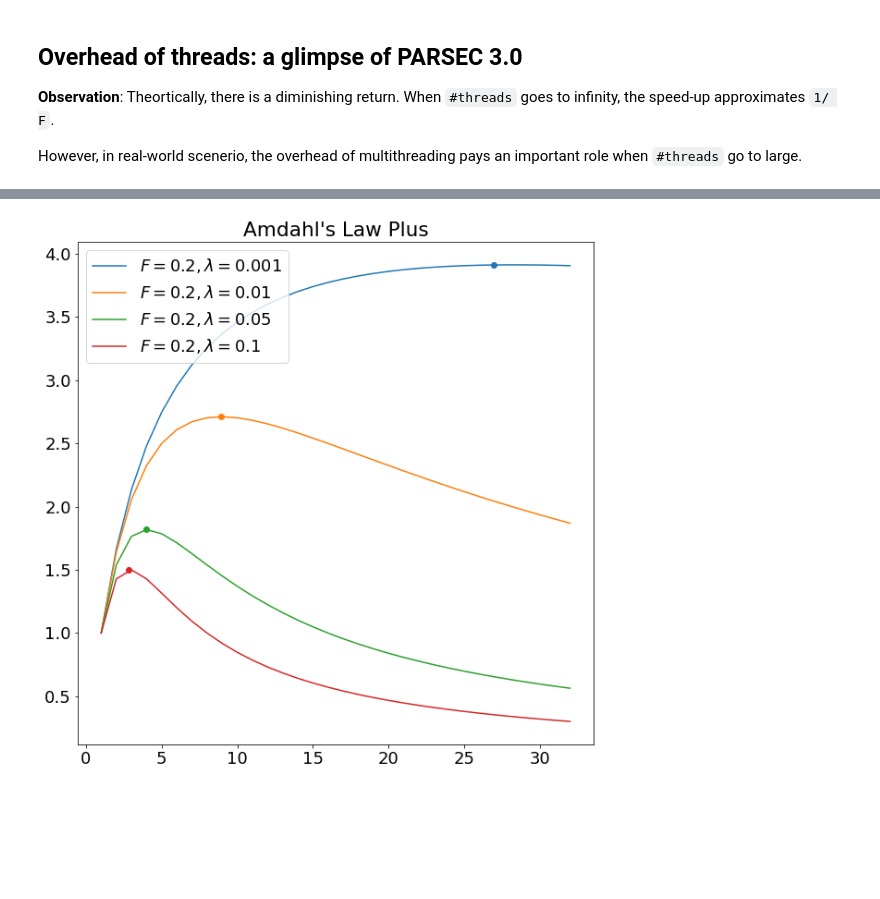
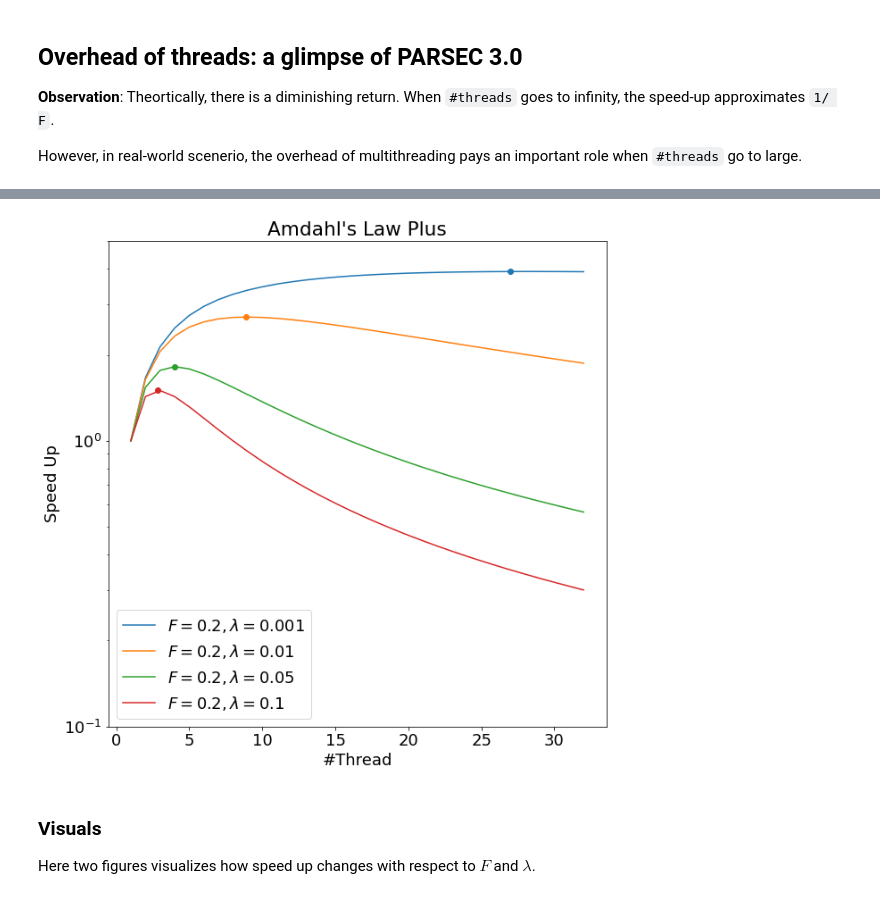
Before and after one commit to liubai01/Multicore-NYU-2021, a Jupyter notebook: Amdahl's law.ipynb, the cells around one changed output, grey strips where cells are left out. Cells and saved outputs as stored; diff of their text form; code cells hidden in the pictures; blank space fills up the shorter version.

```diff
--- a/Amdahl's law.ipynb
+++ b/Amdahl's law.ipynb
@@ -137,27 +145,39 @@ $$
 # %%
 def amdahl_plus(F, lmd, p):
     return 1 / (F + (1 - F) * (1 / p) + (p - 1) * lmd)
+
 def opt_p(F, lmd):
     ret = np.sqrt((1 - F) / (lmd + 1e-4))
     return np.clip(ret, a_min=1.0, a_max=32)
 
 p = torch.from_numpy(np.array([_ for _ in range(1, 33)]))
 lmds = [0.001, 0.01, 0.05, 0.1]
 
 plt.rcParams['figure.figsize'] = [10, 10]
 
+fig = plt.figure()
+ax = fig.add_subplot(1, 1, 1)
+
 for lmd in lmds:
-    y = amdahl_plus(F=0.2, lmd=lmd, p=p)
+    out = amdahl_plus(F=0.2, lmd=lmd, p=p)
 
-    plt.plot(p, y, label='$F=0.2, \lambda={}$'.format(lmd))
+    ax.plot(p, out, label='$F=0.2, \lambda={}$'.format(lmd))
     p_ = opt_p(F=0.2, lmd=lmd)
     plt.scatter([p_], [amdahl_plus(F=0.2, lmd=lmd, p=p_)])
 
 plt.title("Amdahl's Law Plus")
+plt.ylabel("Speed Up")
+plt.xlabel("#Thread")
+ax.set_yscale('log')
+ax.set_ybound(0.1, 5)
 plt.legend()
 plt.show()
 # %% [output]
-[figure, old version]
+[figure, new version]
+# %% [markdown]
+### Visuals
+
+Here two figures visualizes how speed up changes with respect to $F$ and $\lambda$.
 # %%
 F = [0.1, 0.2, 0.3, 0.4, 0.5, 0.6, 0.7]
 L = [0.0, 0.01, 0.05, 0.1, 0.15, 0.2]
```
Also changed, not shown: parts of 7 cells of this notebook.
